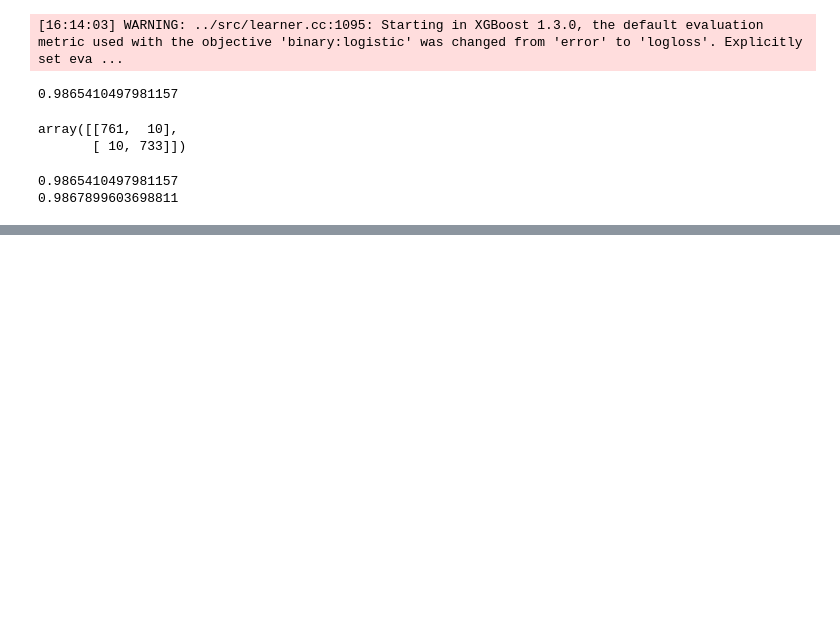
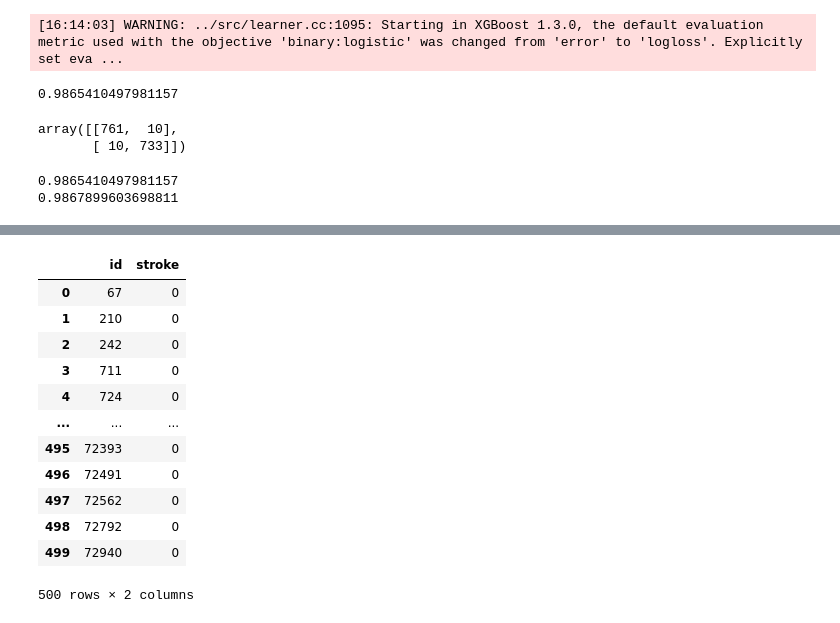
Before and after one commit to VinhDevNguyen/Stroke-Prediction, a Jupyter notebook: EDA.ipynb, the cells around one changed output, grey strips where cells are left out. Saved outputs shown, nothing was run; the diff lists cells and outputs as text; code cells hidden in the pictures; blank space fills up the shorter version.

Commit message:
Done! Submit!

```diff
--- a/EDA.ipynb
+++ b/EDA.ipynb
@@ -804,0 +868,18 @@ print(accuracy)
+# %%
+data_test_submit = {'id': id_test, 'stroke': y_xgb_pred_test}
+df_test_submit = pd.DataFrame(data= data_test_submit)
+df_test_submit
+# %% [output]
+|  | id | stroke |
+| 0 | 67 | 0 |
+| 1 | 210 | 0 |
+| 2 | 242 | 0 |
+| 3 | 711 | 0 |
+| 4 | 724 | 0 |
+| ... | ... | ... |
+| 495 | 72393 | 0 |
+| 496 | 72491 | 0 |
+| 497 | 72562 | 0 |
+| 498 | 72792 | 0 |
+| 499 | 72940 | 0 |
+500 rows × 2 columns
```
Also changed, not shown: parts of 8 cells of this notebook, 1 other file.
